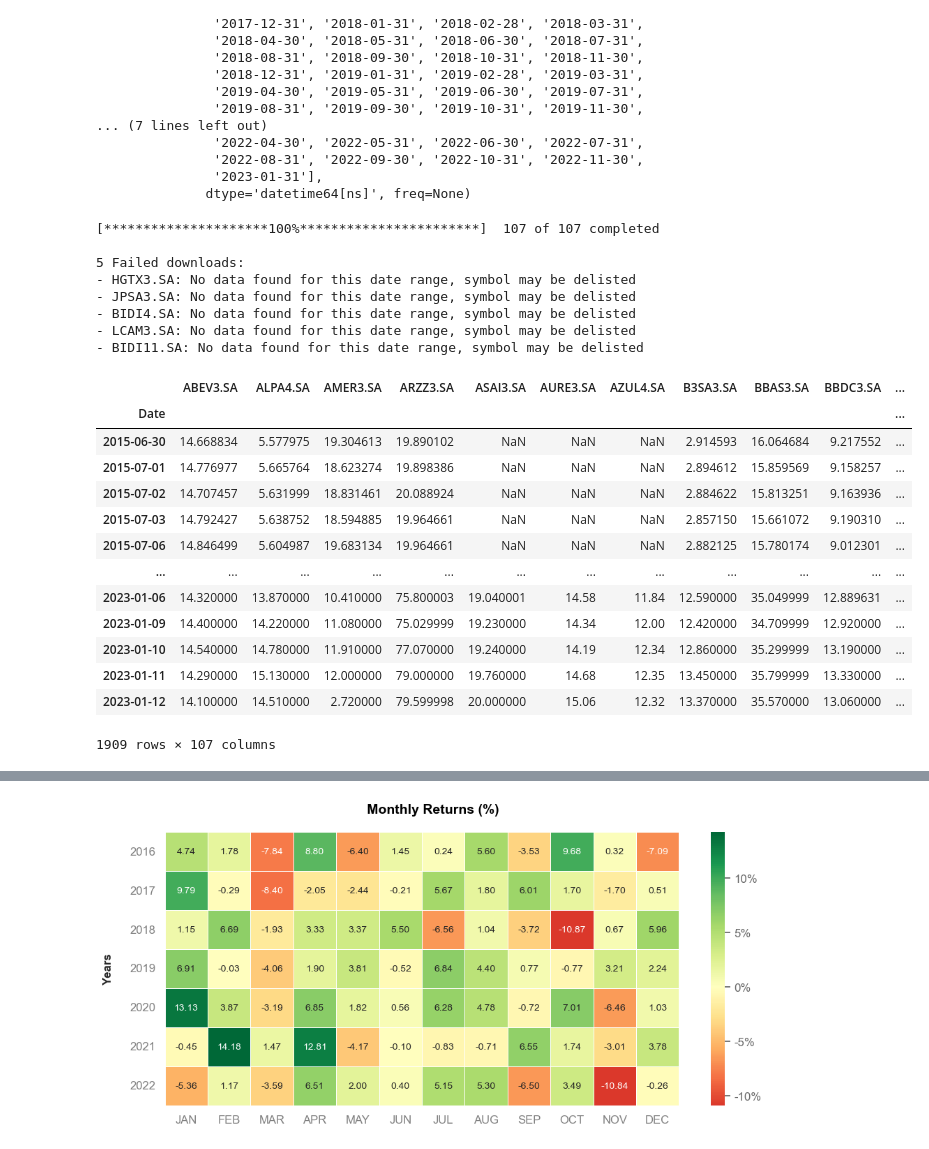
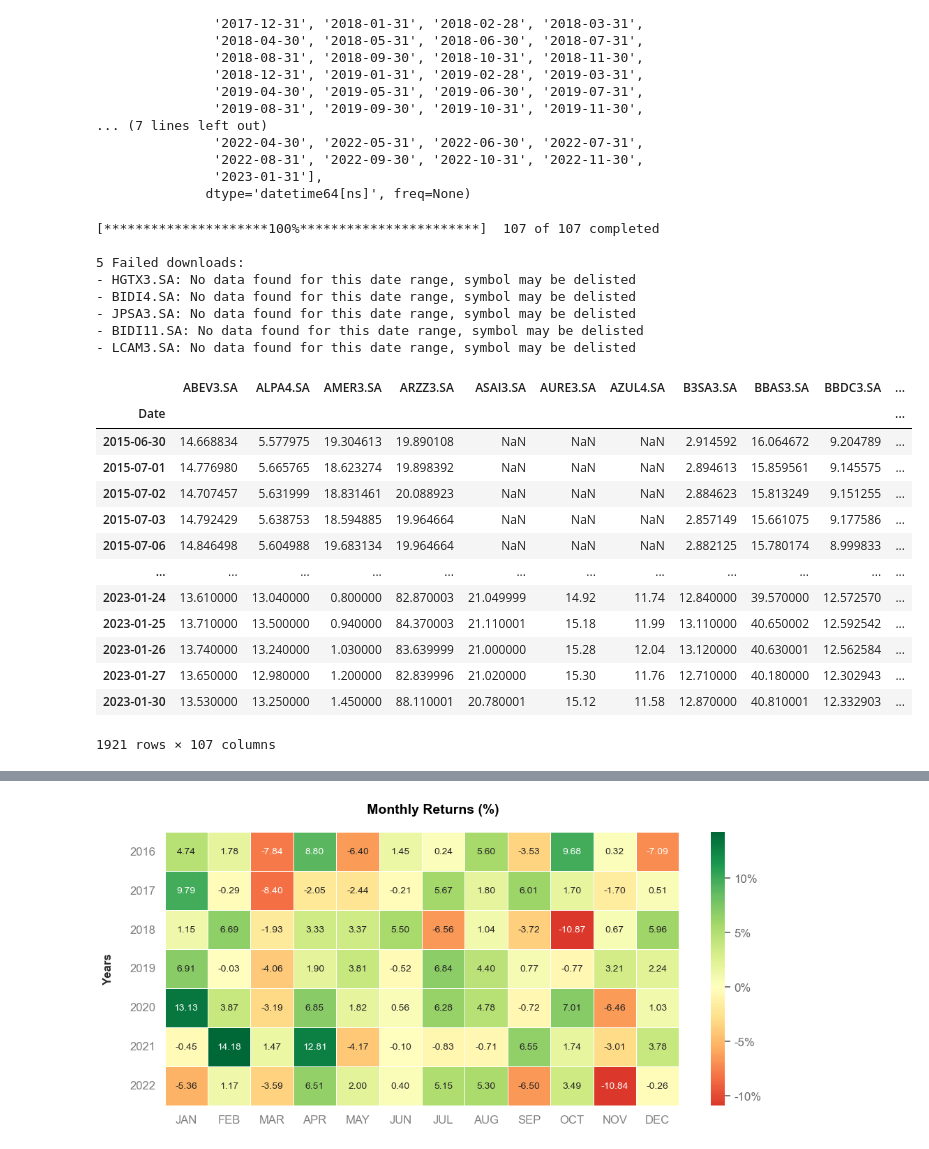
Before and after one commit to leandromad/Modelo_Investimento_Momentum, a Jupyter notebook: Projeto_Momentum.ipynb, the cells around one changed output, grey strips where cells are left out. Drawn from its saved outputs; the diff is of its cells as text; code cells hidden in the pictures.

```diff
--- a/Projeto_Momentum.ipynb
+++ b/Projeto_Momentum.ipynb
@@ -95,31 +95,31 @@ DatetimeIndex(['2015-12-31', '2016-01-31', '2016-02-29', '2016-03-31',
 # %%
 #puxando dados de cotação ajustada
 
-dados_cotacoes = pdr.get_data_yahoo(lista_tickers_finais, start="2015-06-30", end= datetime.now())['Adj Close']
+dados_cotacoes = pdr.get_data_yahoo(lista_tickers_finais, start="2015-06-30", end= '2023-01-31')['Adj Close']
 dados_cotacoes
 # %% [output]
 [*********************100%***********************]  107 of 107 completed
 
 5 Failed downloads:
 - HGTX3.SA: No data found for this date range, symbol may be delisted
+- BIDI4.SA: No data found for this date range, symbol may be delisted
 - JPSA3.SA: No data found for this date range, symbol may be delisted
-- BIDI4.SA: No data found for this date range, symbol may be delisted
+- BIDI11.SA: No data found for this date range, symbol may be delisted
 - LCAM3.SA: No data found for this date range, symbol may be delisted
-- BIDI11.SA: No data found for this date range, symbol may be delisted
 |  | ABEV3.SA | ALPA4.SA | AMER3.SA | ARZZ3.SA | ASAI3.SA | AURE3.SA | AZUL4.SA | B3SA3.SA | BBAS3.SA | BBDC3.SA | ... |
 | Date |  |  |  |  |  |  |  |  |  |  | ... |
-| 2015-06-30 | 14.668834 | 5.577975 | 19.304613 | 19.890102 | NaN | NaN | NaN | 2.914593 | 16.064684 | 9.217552 | ... |
-| 2015-07-01 | 14.776977 | 5.665764 | 18.623274 | 19.898386 | NaN | NaN | NaN | 2.894612 | 15.859569 | 9.158257 | ... |
-| 2015-07-02 | 14.707457 | 5.631999 | 18.831461 | 20.088924 | NaN | NaN | NaN | 2.884622 | 15.813251 | 9.163936 | ... |
-| 2015-07-03 | 14.792427 | 5.638752 | 18.594885 | 19.964661 | NaN | NaN | NaN | 2.857150 | 15.661072 | 9.190310 | ... |
-| 2015-07-06 | 14.846499 | 5.604987 | 19.683134 | 19.964661 | NaN | NaN | NaN | 2.882125 | 15.780174 | 9.012301 | ... |
+| 2015-06-30 | 14.668834 | 5.577975 | 19.304613 | 19.890108 | NaN | NaN | NaN | 2.914592 | 16.064672 | 9.204789 | ... |
+| 2015-07-01 | 14.776980 | 5.665765 | 18.623274 | 19.898392 | NaN | NaN | NaN | 2.894613 | 15.859561 | 9.145575 | ... |
+| 2015-07-02 | 14.707457 | 5.631999 | 18.831461 | 20.088923 | NaN | NaN | NaN | 2.884623 | 15.813249 | 9.151255 | ... |
+| 2015-07-03 | 14.792429 | 5.638753 | 18.594885 | 19.964664 | NaN | NaN | NaN | 2.857149 | 15.661075 | 9.177586 | ... |
+| 2015-07-06 | 14.846498 | 5.604988 | 19.683134 | 19.964664 | NaN | NaN | NaN | 2.882125 | 15.780174 | 8.999833 | ... |
 | ... | ... | ... | ... | ... | ... | ... | ... | ... | ... | ... | ... |
-| 2023-01-06 | 14.320000 | 13.870000 | 10.410000 | 75.800003 | 19.040001 | 14.58 | 11.84 | 12.590000 | 35.049999 | 12.889631 | ... |
-| 2023-01-09 | 14.400000 | 14.220000 | 11.080000 | 75.029999 | 19.230000 | 14.34 | 12.00 | 12.420000 | 34.709999 | 12.920000 | ... |
-| 2023-01-10 | 14.540000 | 14.780000 | 11.910000 | 77.070000 | 19.240000 | 14.19 | 12.34 | 12.860000 | 35.299999 | 13.190000 | ... |
-| 2023-01-11 | 14.290000 | 15.130000 | 12.000000 | 79.000000 | 19.760000 | 14.68 | 12.35 | 13.450000 | 35.799999 | 13.330000 | ... |
-| 2023-01-12 | 14.100000 | 14.510000 | 2.720000 | 79.599998 | 20.000000 | 15.06 | 12.32 | 13.370000 | 35.570000 | 13.060000 | ... |
+| 2023-01-24 | 13.610000 | 13.040000 | 0.800000 | 82.870003 | 21.049999 | 14.92 | 11.74 | 12.840000 | 39.570000 | 12.572570 | ... |
+| 2023-01-25 | 13.710000 | 13.500000 | 0.940000 | 84.370003 | 21.110001 | 15.18 | 11.99 | 13.110000 | 40.650002 | 12.592542 | ... |
+| 2023-01-26 | 13.740000 | 13.240000 | 1.030000 | 83.639999 | 21.000000 | 15.28 | 12.04 | 13.120000 | 40.630001 | 12.562584 | ... |
+| 2023-01-27 | 13.650000 | 12.980000 | 1.200000 | 82.839996 | 21.020000 | 15.30 | 11.76 | 12.710000 | 40.180000 | 12.302943 | ... |
+| 2023-01-30 | 13.530000 | 13.250000 | 1.450000 | 88.110001 | 20.780001 | 15.12 | 11.58 | 12.870000 | 40.810001 | 12.332903 | ... |
-1909 rows × 107 columns
+1921 rows × 107 columns
 # %%
 #resample pra mensal
 dados_cotacoes.index = pd.to_datetime(dados_cotacoes.index)
```
Also changed, not shown: parts of 22 cells of this notebook, 1 other file.
